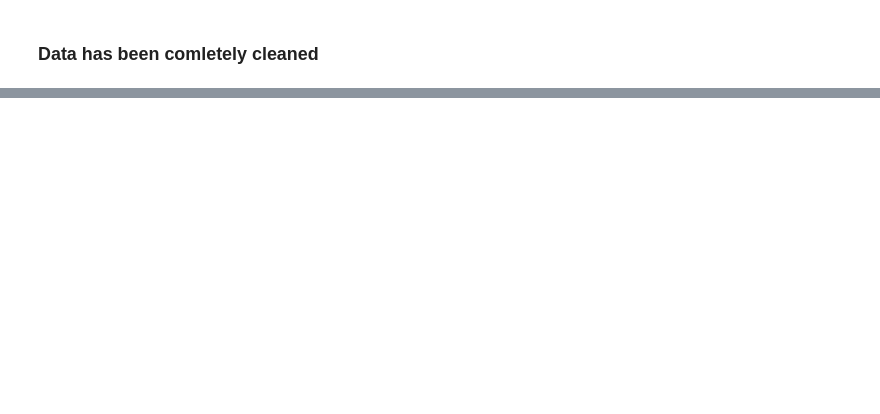
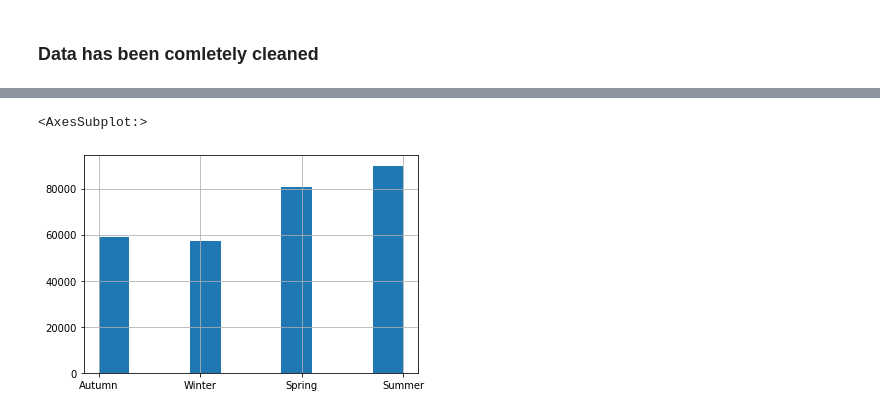
Before and after one commit to BilalSaeed06/cycle-sharing-dataset, a Jupyter notebook: data_cleaning.ipynb, the cells around one changed output, grey strips where cells are left out. Cells and saved outputs as stored; diff of their text form; code cells hidden in the pictures; blank space fills up the shorter version.

```diff
--- a/data_cleaning.ipynb
+++ b/data_cleaning.ipynb
@@ -595,0 +698,16 @@ dtype: int64
+# %%
+def seasons(months):
+    season = []
+    for month in months:
+        if month in [3,4,5]:
+            season.append('Spring')
+        elif month in [6,7,8]:
+            season.append('Summer')
+        elif month in [9,10,11]:
+            season.append('Autumn')
+        else:
+            season.append('Winter')
+    return season
+# %%
+season = seasons(trip5['month'])
+season[:5]
@@ -595,0 +720,2 @@ dtype: int64
+# %%
+trip5['Seasons'] = season
@@ -595,0 +731,5 @@ dtype: int64
+# %%
+trip5.Seasons.hist()
+# %% [output]
+<AxesSubplot:>
+[figure, added]
```
Also changed, not shown: parts of 19 cells of this notebook.
